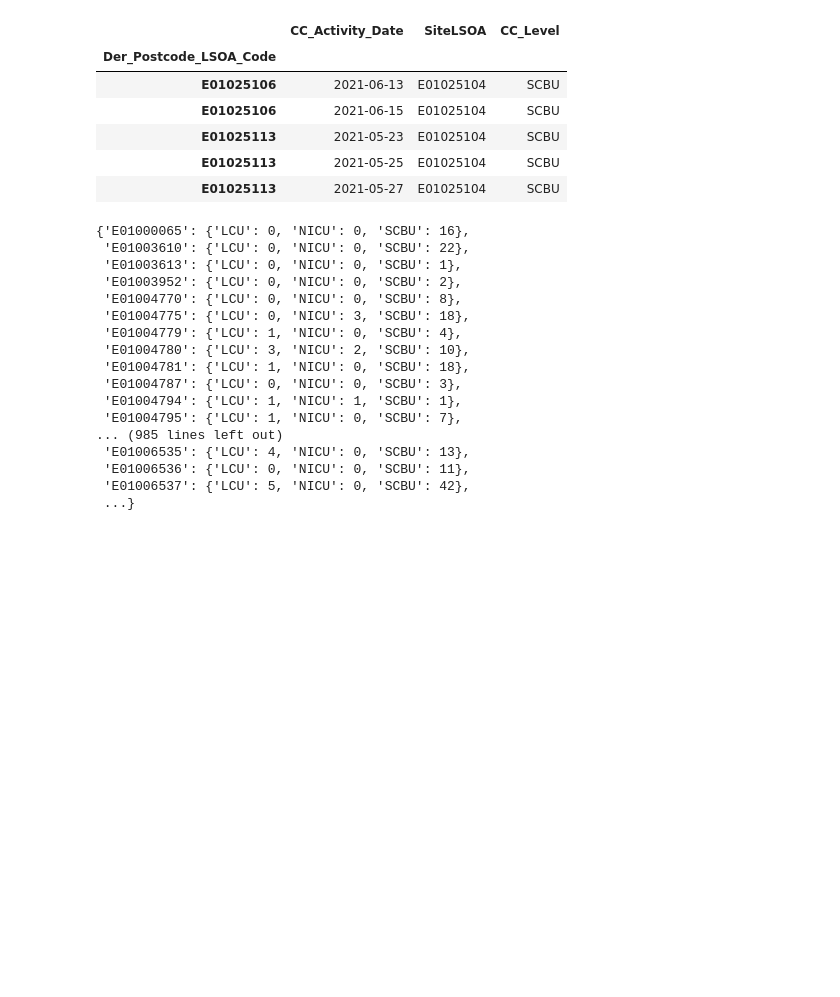
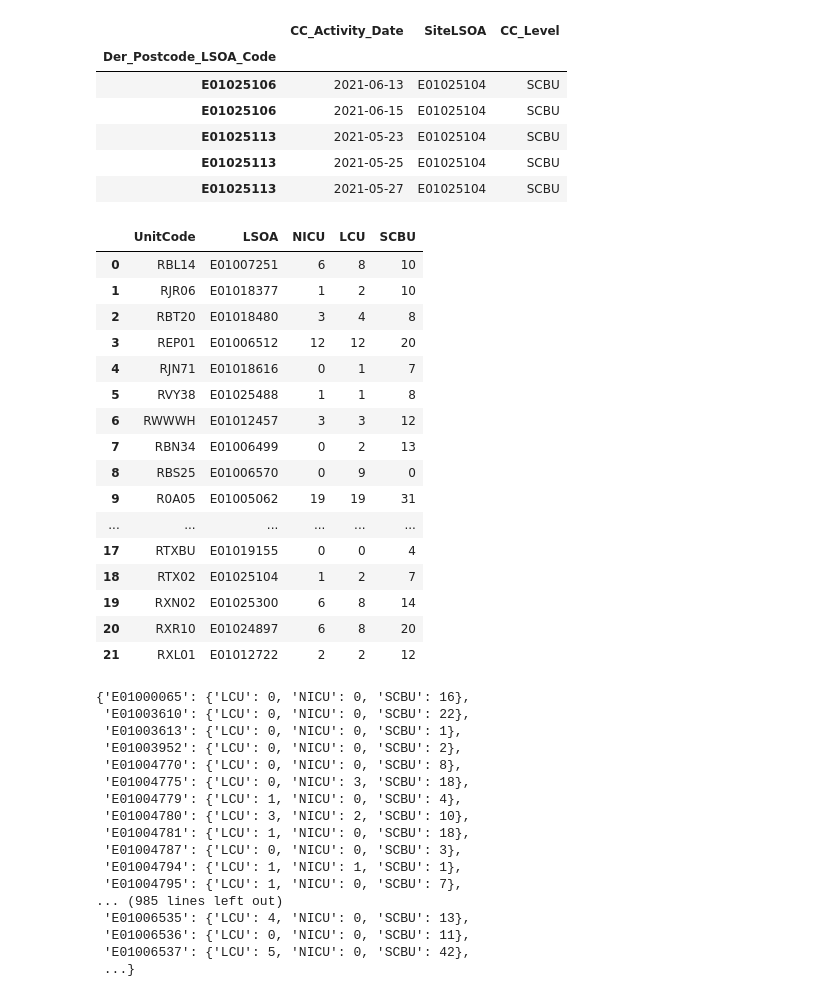
Before and after one commit to Duncan-Galletly/NWNODN_Modelling_HSMA5_08, a Jupyter notebook: DEAP Genetic Algorithm.ipynb, the cells around one changed output. Cells and saved outputs as stored; diff of their text form; code cells hidden in the pictures; blank space fills up the shorter version.

```diff
--- a/DEAP Genetic Algorithm.ipynb
+++ b/DEAP Genetic Algorithm.ipynb
@@ -77,6 +79,26 @@ activities.head()
 | E01025113 | 2021-05-23 | E01025104 | SCBU |
 | E01025113 | 2021-05-25 | E01025104 | SCBU |
 | E01025113 | 2021-05-27 | E01025104 | SCBU |
+# %%
+sites
+# %% [output]
+|  | UnitCode | LSOA | NICU | LCU | SCBU |
+| 0 | RBL14 | E01007251 | 6 | 8 | 10 |
+| 1 | RJR06 | E01018377 | 1 | 2 | 10 |
+| 2 | RBT20 | E01018480 | 3 | 4 | 8 |
+| 3 | REP01 | E01006512 | 12 | 12 | 20 |
+| 4 | RJN71 | E01018616 | 0 | 1 | 7 |
+| 5 | RVY38 | E01025488 | 1 | 1 | 8 |
+| 6 | RWWWH | E01012457 | 3 | 3 | 12 |
+| 7 | RBN34 | E01006499 | 0 | 2 | 13 |
+| 8 | RBS25 | E01006570 | 0 | 9 | 0 |
+| 9 | R0A05 | E01005062 | 19 | 19 | 31 |
+| ... | ... | ... | ... | ... | ... |
+| 17 | RTXBU | E01019155 | 0 | 0 | 4 |
+| 18 | RTX02 | E01025104 | 1 | 2 | 7 |
+| 19 | RXN02 | E01025300 | 6 | 8 | 14 |
+| 20 | RXR10 | E01024897 | 6 | 8 | 20 |
+| 21 | RXL01 | E01012722 | 2 | 2 | 12 |
 # %%
 home_activities_dict = activities.groupby('Der_Postcode_LSOA_Code')['CC_Level'].value_counts().unstack(fill_value=0).to_dict(orient='index')
 home_activities_dict
```
Also changed, not shown: parts of 9 cells of this notebook, 2 other files.
